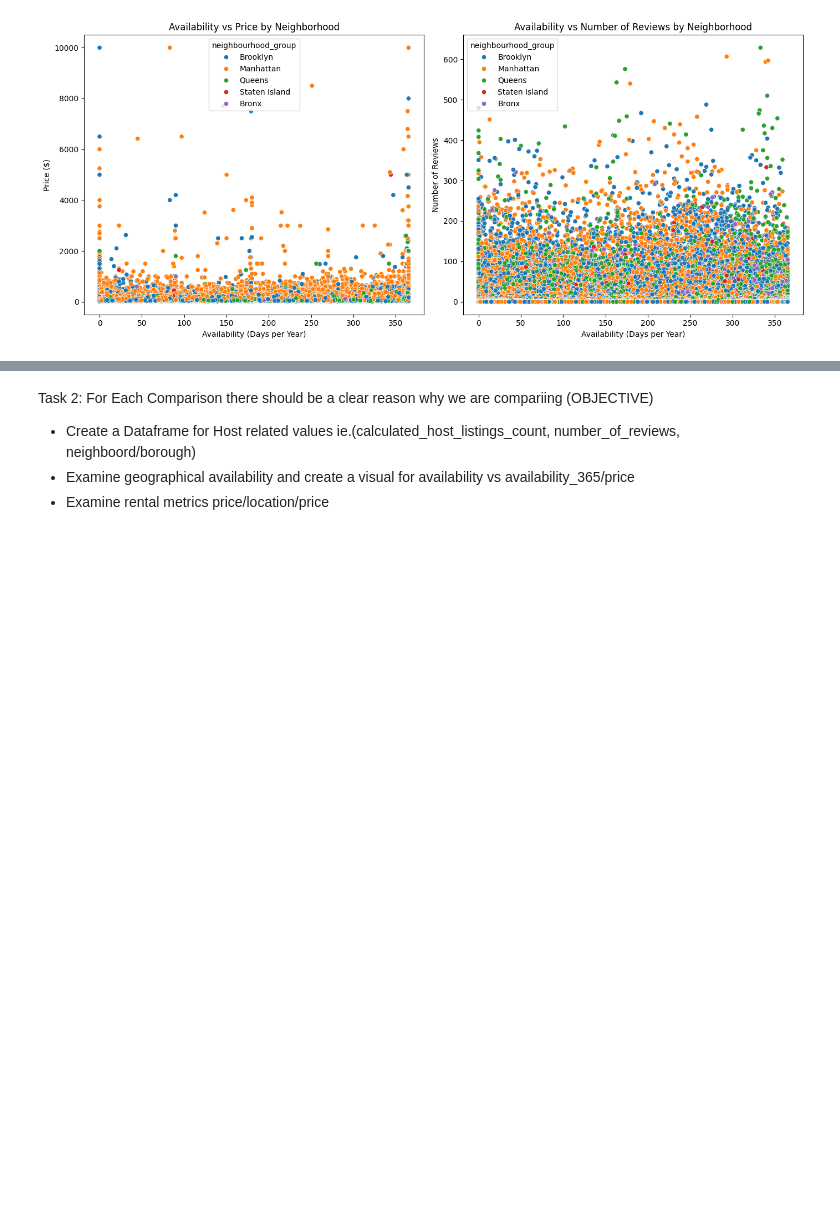
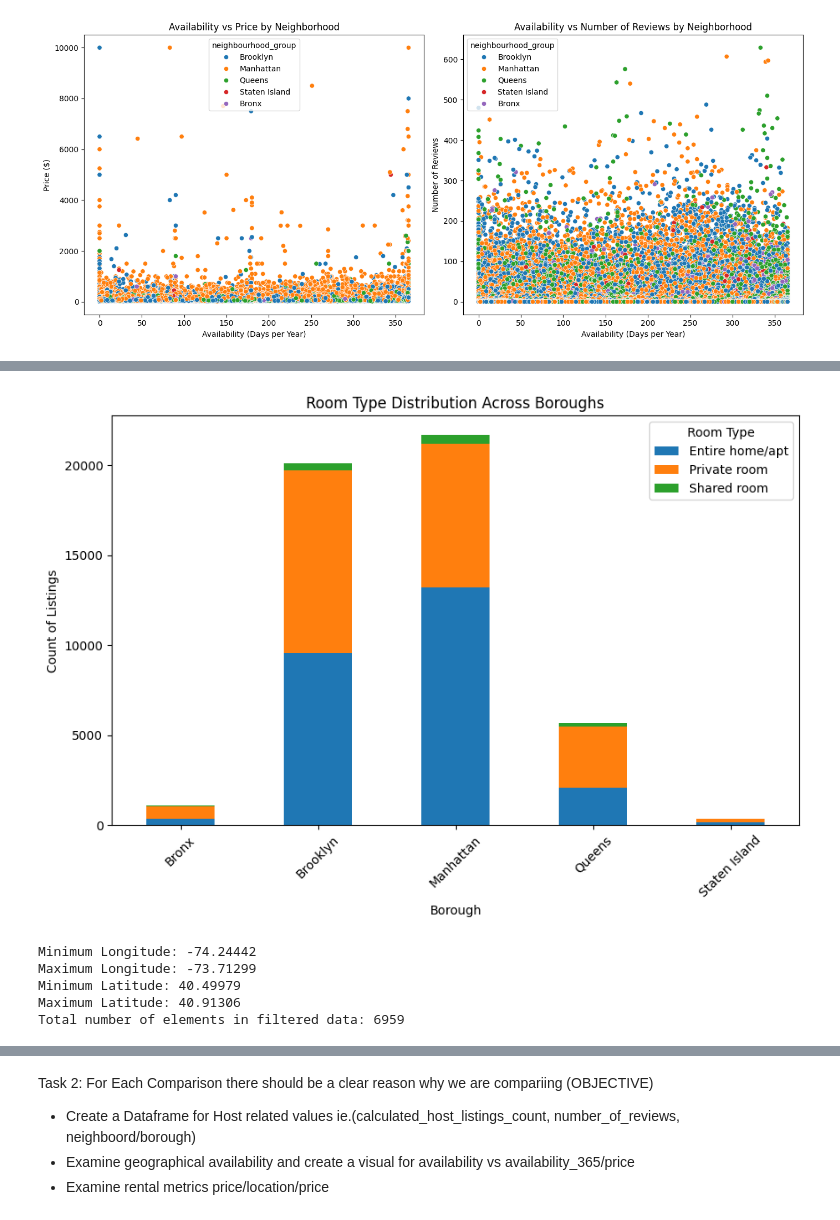
Before and after one commit to Arda-Dinc04/Airbnb-Project, a Jupyter notebook: Test.ipynb, the cells around one changed output, grey strips where cells are left out. Cells and saved outputs as stored; diff of their text form; code cells hidden in the pictures; blank space fills up the shorter version.

```diff
--- a/Test.ipynb
+++ b/Test.ipynb
@@ -67,0 +92,34 @@ plt.show()
+# %%
+room_type_borough_count = dataAribnb.groupby(['neighbourhood_group', 'room_type']).size().unstack(fill_value=0)
+
+# stacked bar chart
+room_type_borough_count.plot(kind='bar', stacked=True, figsize=(10, 6))
+
+plt.title('Room Type Distribution Across Boroughs')
+plt.xlabel('Borough')
+plt.ylabel('Count of Listings')
+plt.xticks(rotation=45)  # Rotate x-axis label for better readability
+plt.legend(title='Room Type')
+
+plt.show()
+# %% [output]
+[figure, added]
+# %%
+
+
+
+
+print("Minimum Longitude:", dataAribnb['longitude'].min())
+print("Maximum Longitude:", dataAribnb['longitude'].max())
+print("Minimum Latitude:", dataAribnb['latitude'].min())
+print("Maximum Latitude:", dataAribnb['latitude'].max())
+
+filtered_data = dataAribnb[dataAribnb['number_of_reviews'] > 50]
+total_elements = filtered_data.shape[0]  # This gives you the number of rows
+print("Total number of elements in filtered data:", total_elements)
+# %% [output]
+Minimum Longitude: -74.24442
+Maximum Longitude: -73.71299
+Minimum Latitude: 40.49979
+Maximum Latitude: 40.91306
+Total number of elements in filtered data: 6959
```
Also changed, not shown: parts of 3 cells of this notebook, 1 other file.
